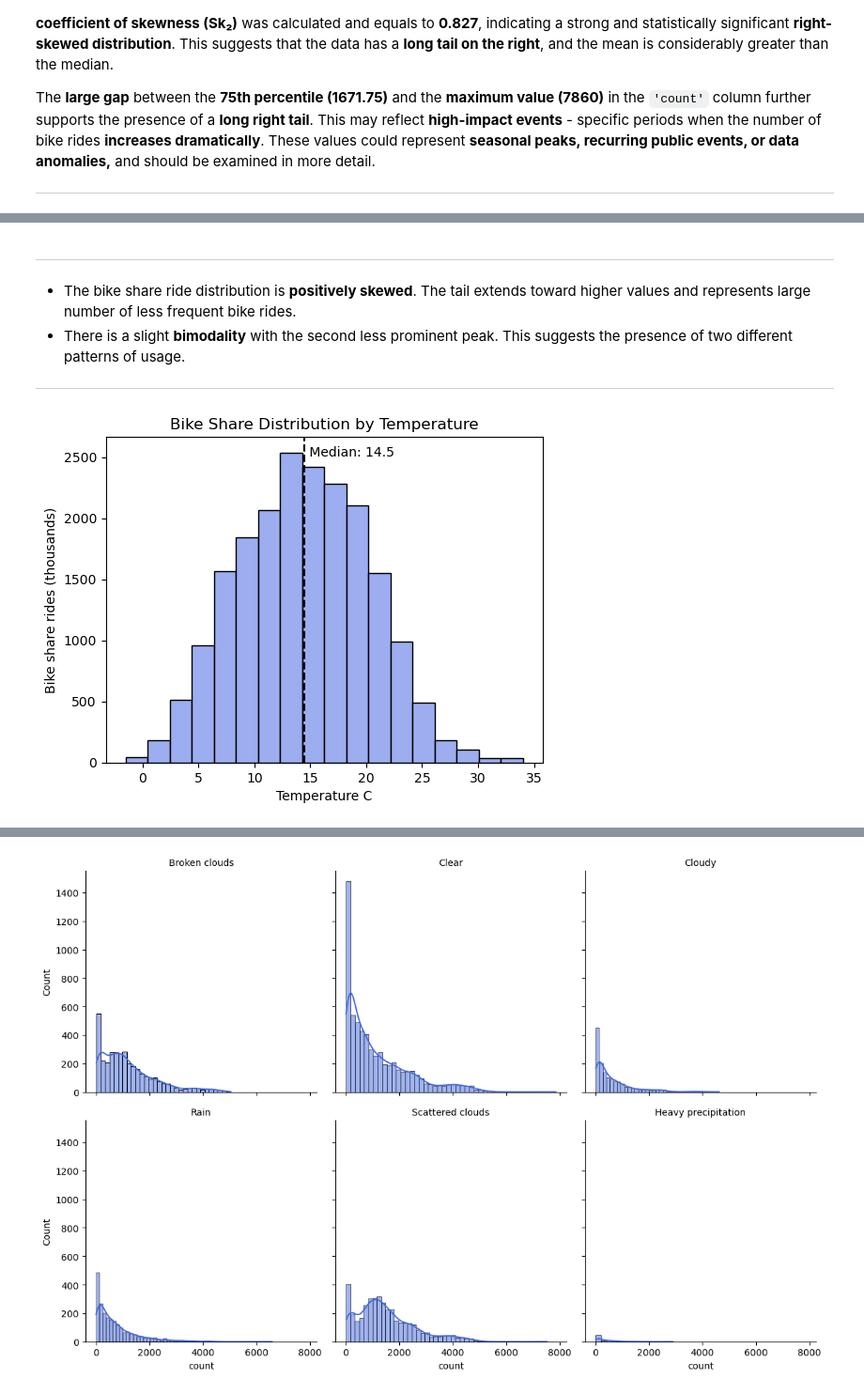
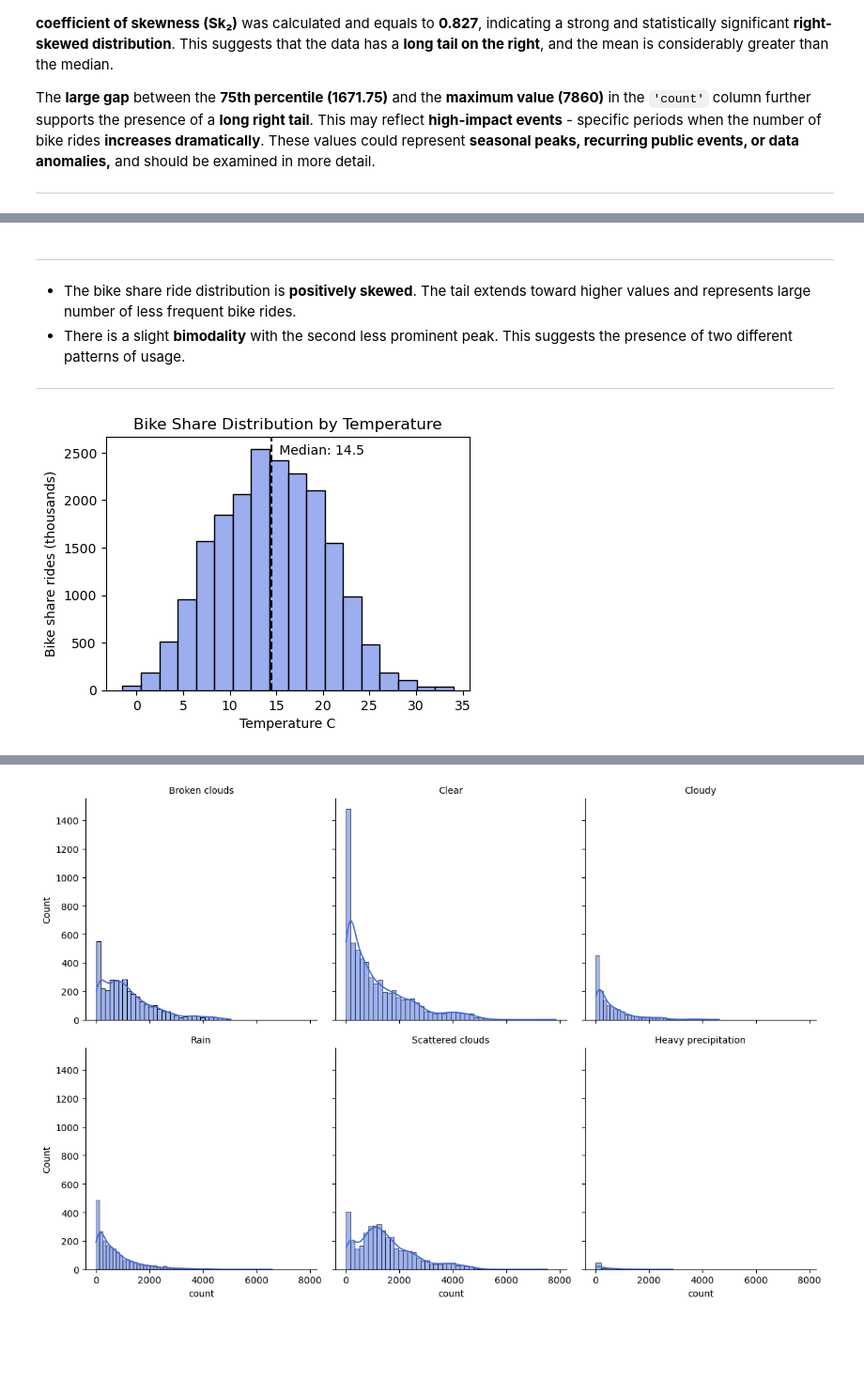
Before and after one commit to Nadyna/London_Bike_Share, a Jupyter notebook: London_Bikes.ipynb, the cells around one changed output, grey strips where cells are left out. Shown at 94% size. Cells and saved outputs as stored; diff of their text form; code cells hidden in the pictures; blank space fills up the shorter version.

```diff
--- a/London_Bikes.ipynb
+++ b/London_Bikes.ipynb
@@ -340,41 +342,41 @@ plt.show()
-# %% [markdown]
-***
-* The bike share ride distribution is **positively skewed**. The tail extends toward higher values and represents large number of less frequent bike rides.
-* There is a slight **bimodality** with the second less prominent peak. This suggests the presence of  two different patterns of usage.
-***
+# %% [markdown]
+***
+* The bike share ride distribution is **positively skewed**. The tail extends toward higher values and represents large number of less frequent bike rides.
+* There is a slight **bimodality** with the second less prominent peak. This suggests the presence of  two different patterns of usage.
+***
 # %%
 # generate bike share distribution by temperature
 # create the figure and axes
 # plot the distribution of bike rides by temperature
-fig, ax = plt.subplots(figsize=(6, 4.5))
+fig, ax = plt.subplots(figsize=(5, 3.5))
 ax.hist(bikes['temp_real_C'], bins=18, weights=bikes['count'],
         color='#9cadf0', edgecolor='black')
 
 # format y-axis labels to show bike rides in thousands
 ax.yaxis.set_major_formatter(ticker.FuncFormatter(lambda x, _: f"{x/1000:.0f}"))
 
 # add axis labels and title
 ax.set_title('Bike Share Distribution by Temperature')
 ax.set_xlabel("Temperature С")
 ax.set_ylabel("Bike share rides (thousands)")
 
 # find a weighted median temperature to reduce the risk of errors due to data aggregation
     # sort by temperature(index)
     # compute cumulative sum
     # find the total weight - sum of all bike ride counts
     # calculate the temperature where cumulative sum reaches at least 50% of total
 def weighted_median(df, column, count_col='count'):
     rides_sorted = df.groupby(column)[count_col].sum().sort_index()
     cumul_sum = rides_sorted.cumsum()
     total_sum = rides_sorted.sum()
     return cumul_sum[cumul_sum >= total_sum /2].index[0]
 
 temp_weighted_median = weighted_median(bikes, 'temp_real_C')
 
 # add weighted median line and annotation
 ax.axvline(temp_weighted_median, color='black', linestyle='--')
-ax.text(x=temp_weighted_median + 8, y = ax.get_ylim()[1] * 0.94, s=f' Median: {temp_weighted_median:.1f}', ha='right')
+ax.text(x=temp_weighted_median + 10, y = ax.get_ylim()[1] * 0.93, s=f' Median: {temp_weighted_median:.1f}', ha='right')
 
 plt.show()
 # %% [output]
-[figure, old version]
+[figure, new version]
```
Also changed, not shown: parts of 26 cells of this notebook.
